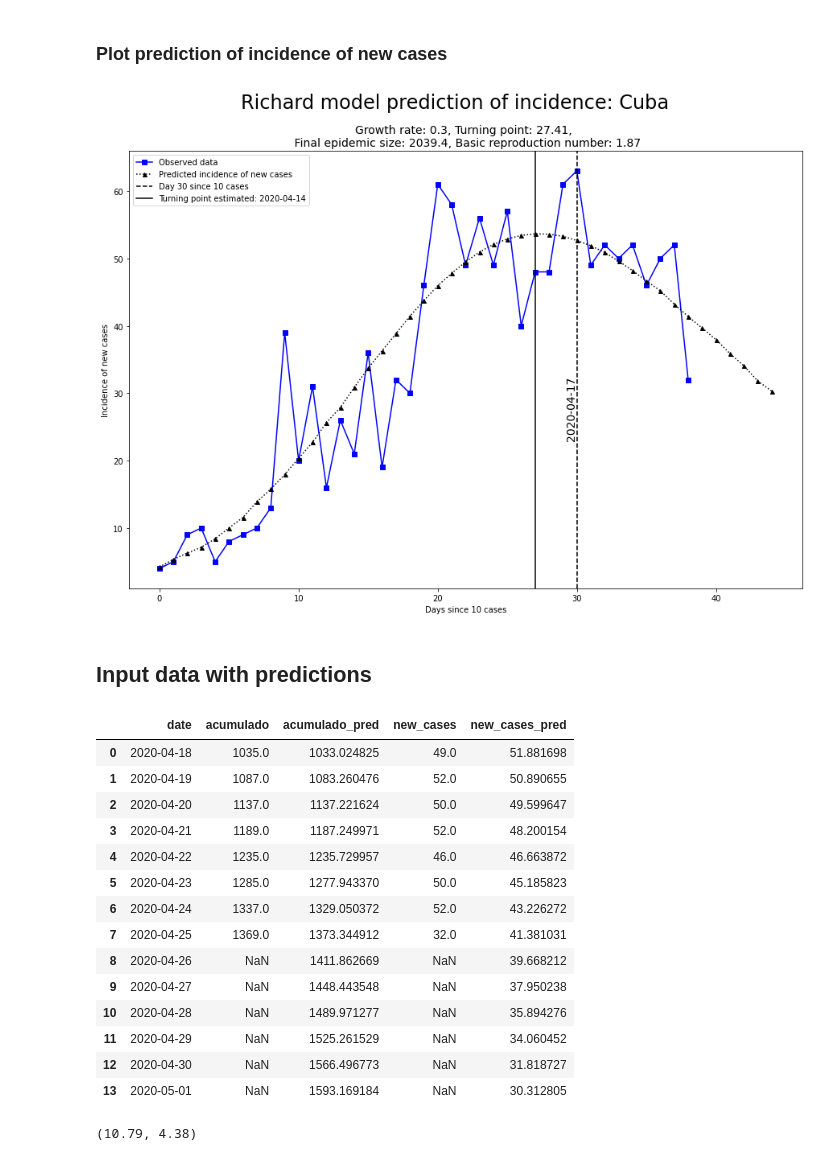
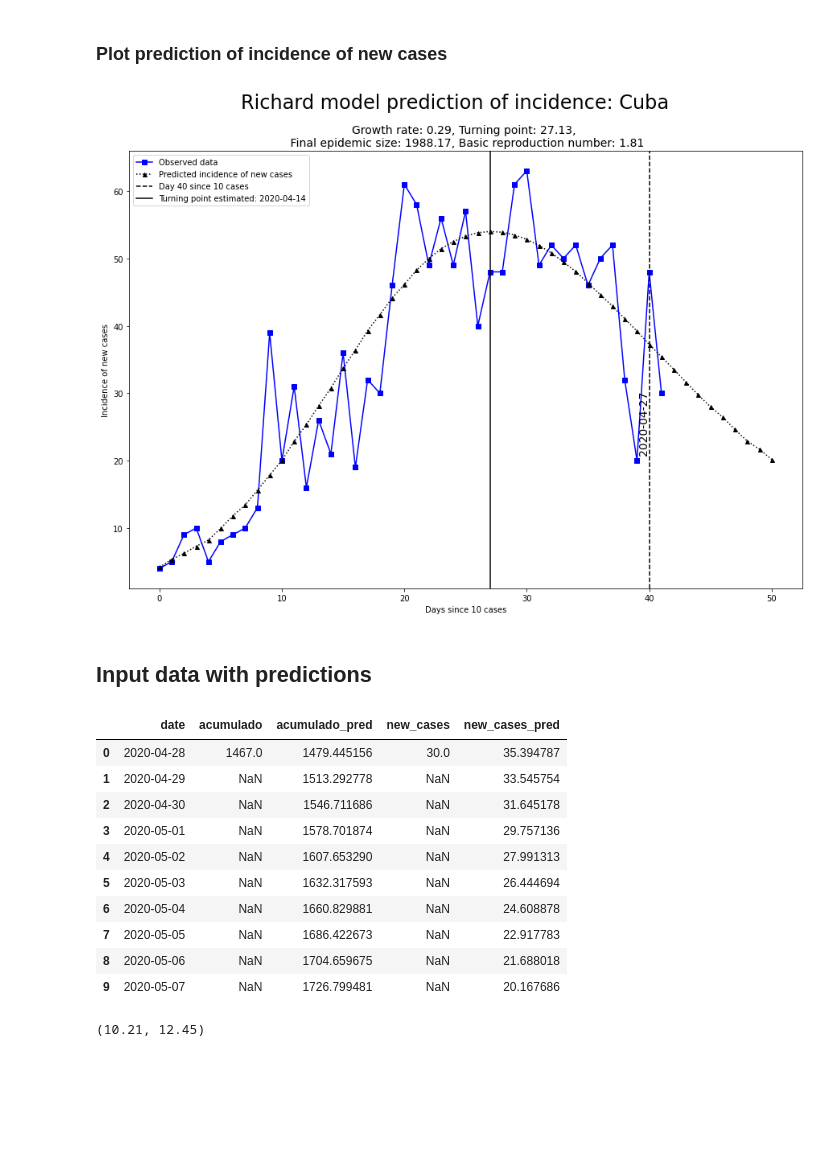
Before and after one commit to jorivero83/covid19, a Jupyter notebook: load_model_and_compute_predictions.ipynb, the cells around one changed output. Saved outputs shown, nothing was run; the diff lists cells and outputs as text; code cells hidden in the pictures; blank space fills up the shorter version.

```diff
--- a/load_model_and_compute_predictions.ipynb
+++ b/load_model_and_compute_predictions.ipynb
@@ -12,7 +12,7 @@ import arviz as az
 # Global parameters
 country = 'Cuba'
 epidemic_start = 10 # minimum cumulative number of cases considered
-ndays_limit = 31 # number of days since `epidemic_start` cases used to train the model
+ndays_limit = 41 # number of days since `epidemic_start` cases used to train the model
 x_data_label = 'days_since_{}'.format(epidemic_start)
 
 # loading data
@@ -52,26 +52,9 @@ x_values = df[x_data_label].values[:ndays_limit]
 y_values = df.acumulado.astype('float64').values[:ndays_limit]
 dt_until = str(df[df[x_data_label] == x_values[-1]].date.map(lambda x: str(x)[:10]).values[0]).replace('-', '')
 
-# richards_model = pm.Model()
-
-# with richards_model:
-#     sigma = pm.HalfCauchy('sigma', 1, shape=1)
-#     K = pm.Uniform('K', 100, 1000000, testval=5000)  # carrying capacity
-#     rate = pm.Normal('rate', 0.3, 0.05, testval=0.45)  # growth rate
-#     a = pm.Uniform('a', 0.1, 10.0, testval=0.25)
-#     x0 = pm.Uniform('x0', 1, 200, testval=15)
-#     T = pm.Uniform('T', 1, 3, testval=1.2)
-#     R0 = pm.Deterministic('R0', np.exp(rate * T))
-
-#     # Create likelihood for data
-#     x = pm.Data("x_data", x_values)
-#     acumulado = pm.Data("y_data", y_values)
-#     mu = K * (1 + np.exp(-rate * a * (x - x0 - (np.log(a) / (rate * a))))) ** (-1 / a)
-#     y = pm.Normal('y', mu=mu, tau=sigma, observed=acumulado)
-
 # ========== Compute predictions =============
 np.random.seed(1234)
-h = 14  # number points to prediction ahead
+h = 10  # number points to prediction ahead
 with richards_model:
     # Update data so that we get predictions into the future
     x_data = np.arange(0, len(y_values) + h)
@@ -139,52 +122,48 @@ plt.legend(loc='upper left')
 plt.savefig('results/{}/newcases_prediction_plot.png'.format(country))
 plt.show()
 # %% [output]
-[figure, old version]
+[figure, new version]
 # %% [markdown]
 ## Input data with predictions
 # %%
 # Save data with predictions
 df_pred = pd.DataFrame(index=pd.date_range(start=df.index[0], freq='D', periods=len(y_fit_final)))
 df_pred[x_data_label] = np.arange(0, post_pred_final['y'].shape[1])
 df_pred['acumulado_pred'] = y_fit_final
 df_pred['acumulado_pred_lower'] = y_min_final
 df_pred['acumulado_pred_upper'] = y_max_final
 df_pred['new_cases_pred'] = dy_fit_final
 df_full = pd.merge(df_pred, df, on=x_data_label, how='left')
 df_full.index = df_pred.index
 df_full['date'] = df_pred.index
 cols_selected = ['date', x_data_label, 'acumulado', 'acumulado_pred',
                  'acumulado_pred_lower', 'acumulado_pred_upper', 'new_cases_pred']
 df_full = pd.merge(df_input.drop('date', axis=1).reset_index(),
                    df_full[cols_selected], on='date', how='outer')
 df_full.index = df_full['date']
 # df_full.to_csv('results/{}/{}_data_until_{}_predictions.csv'.format(country, country, dt_until),
 #                index=False, sep=',', decimal='.')
-df_full[['acumulado','acumulado_pred','new_cases','new_cases_pred']].tail(14).reset_index()
+df_full[['acumulado','acumulado_pred','new_cases','new_cases_pred']].tail(10).reset_index()
 # %% [output]
 |  | date | acumulado | acumulado_pred | new_cases | new_cases_pred |
-| 0 | 2020-04-18 | 1035.0 | 1033.024825 | 49.0 | 51.881698 |
-| 1 | 2020-04-19 | 1087.0 | 1083.260476 | 52.0 | 50.890655 |
-| 2 | 2020-04-20 | 1137.0 | 1137.221624 | 50.0 | 49.599647 |
-| 3 | 2020-04-21 | 1189.0 | 1187.249971 | 52.0 | 48.200154 |
-| 4 | 2020-04-22 | 1235.0 | 1235.729957 | 46.0 | 46.663872 |
-| 5 | 2020-04-23 | 1285.0 | 1277.943370 | 50.0 | 45.185823 |
-| 6 | 2020-04-24 | 1337.0 | 1329.050372 | 52.0 | 43.226272 |
-| 7 | 2020-04-25 | 1369.0 | 1373.344912 | 32.0 | 41.381031 |
-| 8 | 2020-04-26 | NaN | 1411.862669 | NaN | 39.668212 |
-| 9 | 2020-04-27 | NaN | 1448.443548 | NaN | 37.950238 |
-| 10 | 2020-04-28 | NaN | 1489.971277 | NaN | 35.894276 |
-| 11 | 2020-04-29 | NaN | 1525.261529 | NaN | 34.060452 |
-| 12 | 2020-04-30 | NaN | 1566.496773 | NaN | 31.818727 |
-| 13 | 2020-05-01 | NaN | 1593.169184 | NaN | 30.312805 |
+| 0 | 2020-04-28 | 1467.0 | 1479.445156 | 30.0 | 35.394787 |
+| 1 | 2020-04-29 | NaN | 1513.292778 | NaN | 33.545754 |
+| 2 | 2020-04-30 | NaN | 1546.711686 | NaN | 31.645178 |
+| 3 | 2020-05-01 | NaN | 1578.701874 | NaN | 29.757136 |
+| 4 | 2020-05-02 | NaN | 1607.653290 | NaN | 27.991313 |
+| 5 | 2020-05-03 | NaN | 1632.317593 | NaN | 26.444694 |
+| 6 | 2020-05-04 | NaN | 1660.829881 | NaN | 24.608878 |
+| 7 | 2020-05-05 | NaN | 1686.422673 | NaN | 22.917783 |
+| 8 | 2020-05-06 | NaN | 1704.659675 | NaN | 21.688018 |
+| 9 | 2020-05-07 | NaN | 1726.799481 | NaN | 20.167686 |
 # %%
 from sklearn.metrics import mean_squared_error
-df_train = df_full.loc['2020-03-18':'2020-04-17']
-df_test = df_full.loc['2020-04-18':'2020-04-25']
+df_train = df_full.loc['2020-03-18':'2020-04-27']
+df_test = df_full.loc['2020-04-28':'2020-04-28']
 rms_train = round(np.sqrt(mean_squared_error(df_train['acumulado'], df_train['acumulado_pred'])),2)
 rms_test = round(np.sqrt(mean_squared_error(df_test['acumulado'], df_test['acumulado_pred'])),2)
 rms_train, rms_test
 # %% [output]
-(10.79, 4.38)
+(10.21, 12.45)
 # %%
 # (10.91, 1.72)
```
Also changed, not shown: parts of 2 cells of this notebook, 9 other files.
